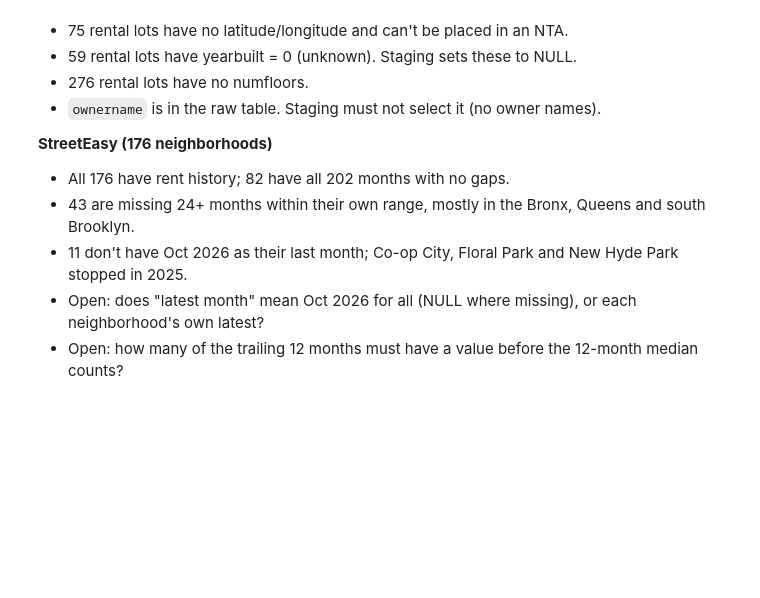
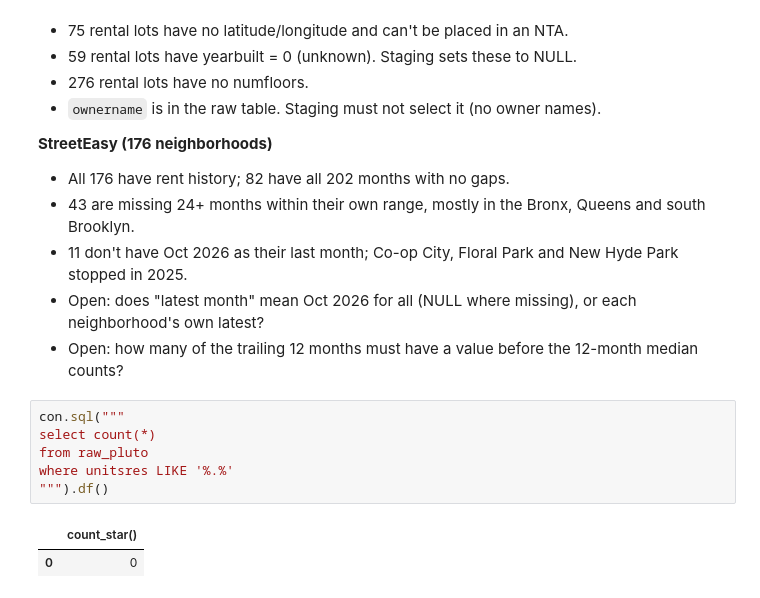
Before and after one commit to lekevinm/nyc-building-report-card, a Jupyter notebook: notebooks/01_profile.ipynb, the cells around one changed output. Drawn from its saved outputs; the diff is of its cells as text; blank space fills up the shorter version.

```diff
--- a/notebooks/01_profile.ipynb
+++ b/notebooks/01_profile.ipynb
@@ -148,3 +149,12 @@ order by bldgclass
 - 11 don't have Oct 2026 as their last month; Co-op City, Floral Park and New Hyde Park stopped in 2025.
 - Open: does "latest month" mean Oct 2026 for all (NULL where missing), or each neighborhood's own latest?
 - Open: how many of the trailing 12 months must have a value before the 12-month median counts?
+# %%
+con.sql("""
+select count(*)
+from raw_pluto
+where unitsres LIKE '%.%'
+""").df()
+# %% [output]
+|  | count_star() |
+| 0 | 0 |
```
Also changed, not shown: parts of 5 cells of this notebook, 2 other files.
